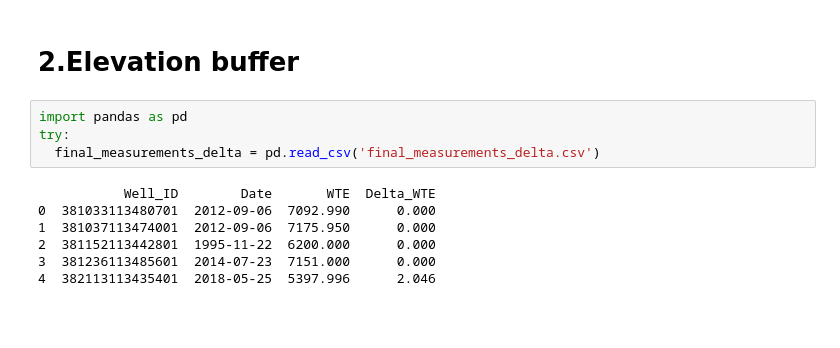
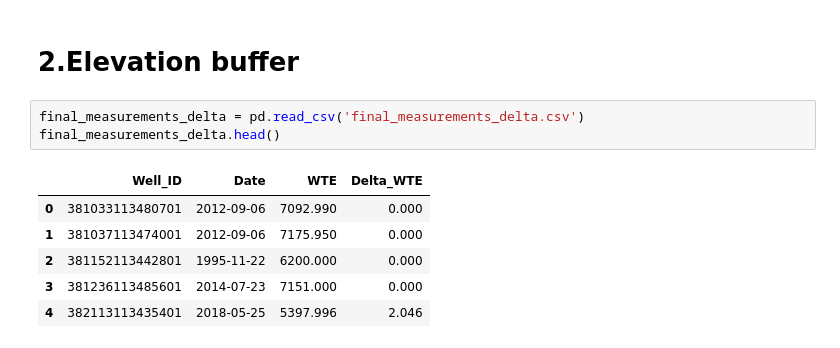
Before and after one commit to BYU-Hydroinformatics/gwbase, a Jupyter notebook: 3_GLSB_filter.ipynb, the cells around one changed output. Cells and saved outputs as stored; diff of their text form; blank space fills up the shorter version.

```diff
--- a/3_GLSB_filter.ipynb
+++ b/3_GLSB_filter.ipynb
@@ -239,13 +237,12 @@ relationships_df.head()
 # %% [markdown]
 # 2.Elevation buffer
 # %%
-import pandas as pd
-try:
-  final_measurements_delta = pd.read_csv('final_measurements_delta.csv')
+final_measurements_delta = pd.read_csv('final_measurements_delta.csv')
+final_measurements_delta.head()
 # %% [output]
-           Well_ID        Date       WTE  Delta_WTE
-0  381033113480701  2012-09-06  7092.990      0.000
-1  381037113474001  2012-09-06  7175.950      0.000
-2  381152113442801  1995-11-22  6200.000      0.000
-3  381236113485601  2014-07-23  7151.000      0.000
-4  382113113435401  2018-05-25  5397.996      2.046
+|  | Well_ID | Date | WTE | Delta_WTE |
+| 0 | 381033113480701 | 2012-09-06 | 7092.990 | 0.000 |
+| 1 | 381037113474001 | 2012-09-06 | 7175.950 | 0.000 |
+| 2 | 381152113442801 | 1995-11-22 | 6200.000 | 0.000 |
+| 3 | 381236113485601 | 2014-07-23 | 7151.000 | 0.000 |
+| 4 | 382113113435401 | 2018-05-25 | 5397.996 | 2.046 |
```
Also changed, not shown: parts of 7 cells of this notebook.
